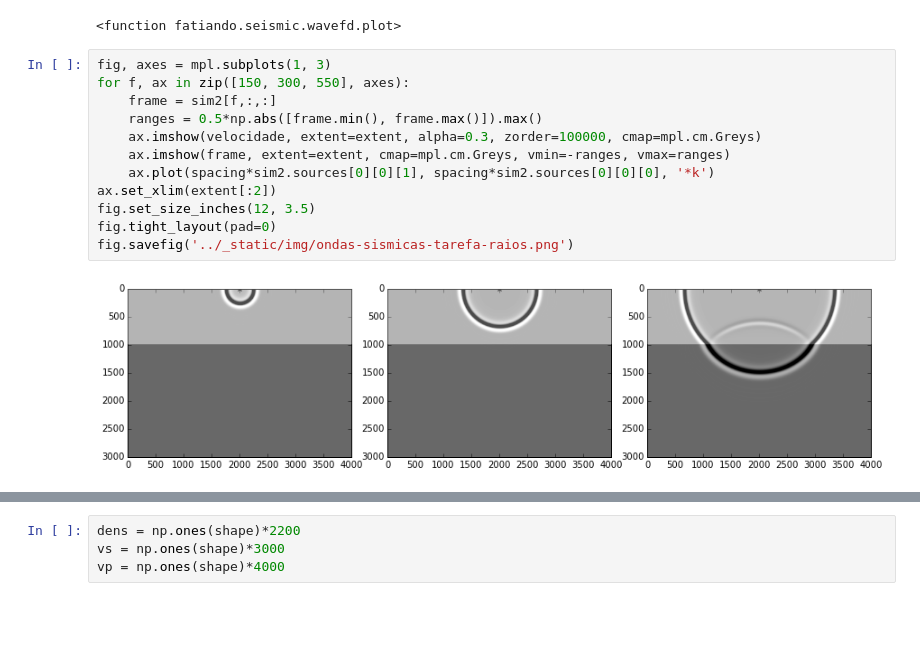
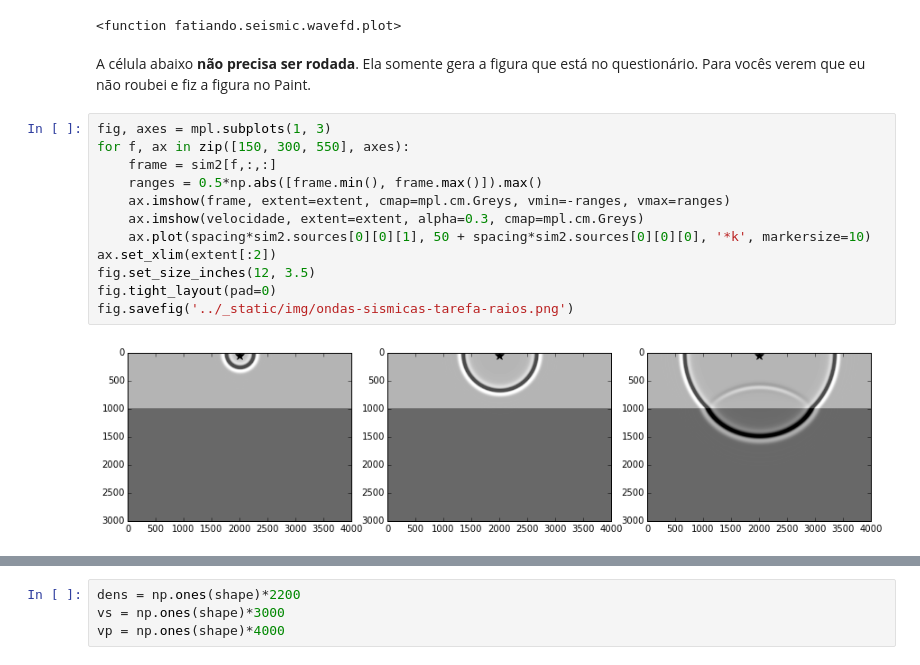
Before and after one commit to leouieda/geofisica2, a Jupyter notebook: notebooks/ondas-sismicas.ipynb, the cells around one changed output, grey strips where cells are left out. Cells and saved outputs as stored; diff of their text form; blank space fills up the shorter version.

```diff
--- a/notebooks/ondas-sismicas.ipynb
+++ b/notebooks/ondas-sismicas.ipynb
@@ -104,17 +108,19 @@ sim2.explore(every=20)
 # %% [output]
 [figure]
 <function fatiando.seismic.wavefd.plot>
+# %% [markdown]
+A célula abaixo **não precisa ser rodada**. Ela somente gera a figura que está no questionário. Para vocês verem que eu não roubei e fiz a figura no Paint.
 # %%
 fig, axes = mpl.subplots(1, 3)
 for f, ax in zip([150, 300, 550], axes):
     frame = sim2[f,:,:]
     ranges = 0.5*np.abs([frame.min(), frame.max()]).max()
-    ax.imshow(velocidade, extent=extent, alpha=0.3, zorder=100000, cmap=mpl.cm.Greys)
     ax.imshow(frame, extent=extent, cmap=mpl.cm.Greys, vmin=-ranges, vmax=ranges)
-    ax.plot(spacing*sim2.sources[0][0][1], spacing*sim2.sources[0][0][0], '*k')
+    ax.imshow(velocidade, extent=extent, alpha=0.3, cmap=mpl.cm.Greys)
+    ax.plot(spacing*sim2.sources[0][0][1], 50 + spacing*sim2.sources[0][0][0], '*k', markersize=10)
 ax.set_xlim(extent[:2])
 fig.set_size_inches(12, 3.5)
 fig.tight_layout(pad=0)
 fig.savefig('../_static/img/ondas-sismicas-tarefa-raios.png')
 # %% [output]
-[figure, old version]
+[figure, new version]
```
Also changed, not shown: parts of 28 cells of this notebook, 6 other files.
